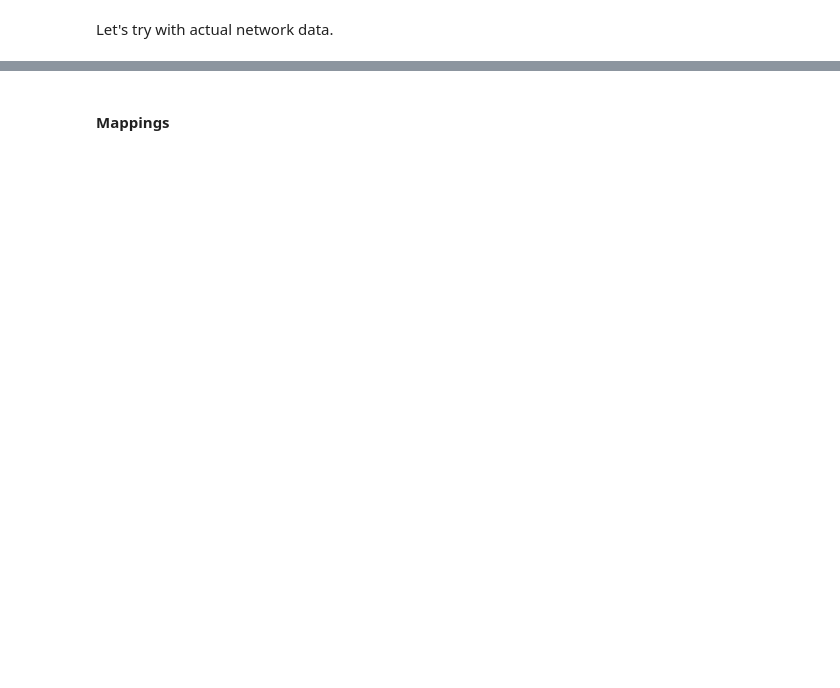
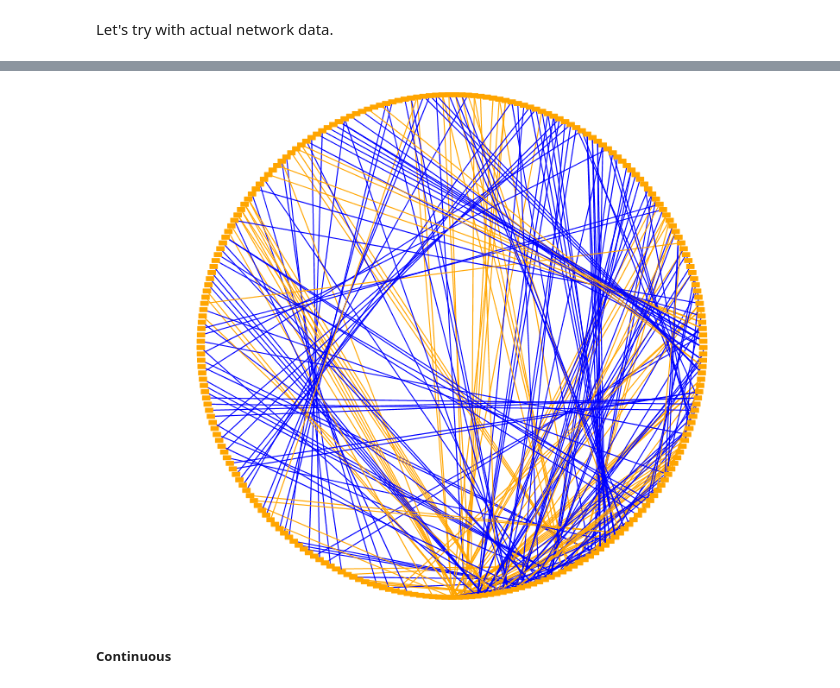
Before and after one commit to idekerlab/vizbi-2015, a Jupyter notebook: tutorials/Lesson_3_Visualization.ipynb, the cells around one changed output, grey strips where cells are left out. Cells and saved outputs as stored; diff of their text form; code cells hidden in the pictures; blank space fills up the shorter version.

```diff
--- a/tutorials/Lesson_3_Visualization.ipynb
+++ b/tutorials/Lesson_3_Visualization.ipynb
@@ -126,4 +188,25 @@ Image(BASE+'networks/' + str(suid) + '/views/first.png')
+# %%
+# Create discrete mapping
+new_disc_mapping = {
+    'mappingType': 'discrete',
+    'mappingColumn': 'interaction',
+    'mappingColumnType': 'String',
+    'visualProperty': 'EDGE_STROKE_UNSELECTED_PAINT',
+    'map':[
+        {
+            'key': 'pp',
+            'value': 'blue'
+        },
+        {
+            'key': 'pd',
+            'value': 'orange'
+        }
+    ]
+}
+
+create('styles/default/mappings', [new_disc_mapping])
+Image(BASE+'networks/' + str(suid) + '/views/first.png')
+# %% [output]
+[figure, added]
 # %% [markdown]
-#### Mappings
+##### Continuous
-# %% [markdown]
-####
```
Also changed, not shown: parts of 20 cells of this notebook.
